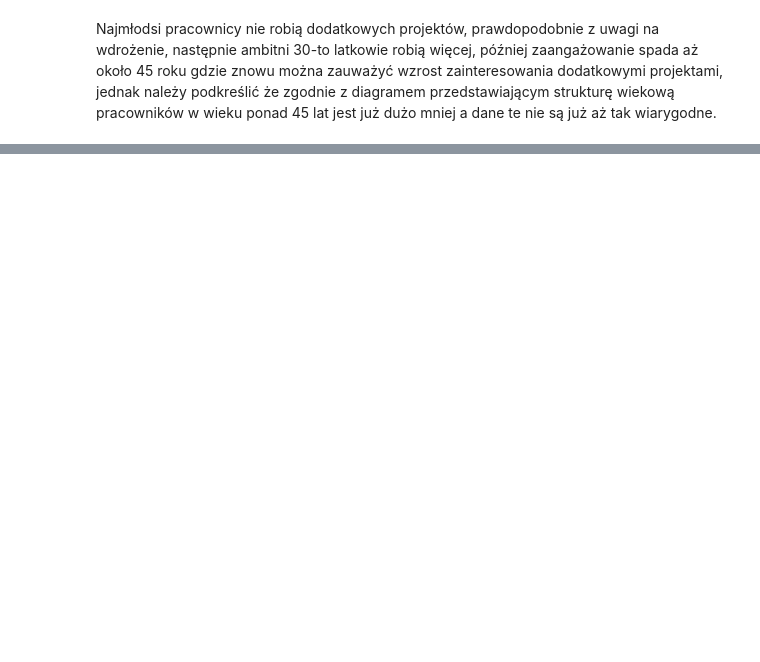
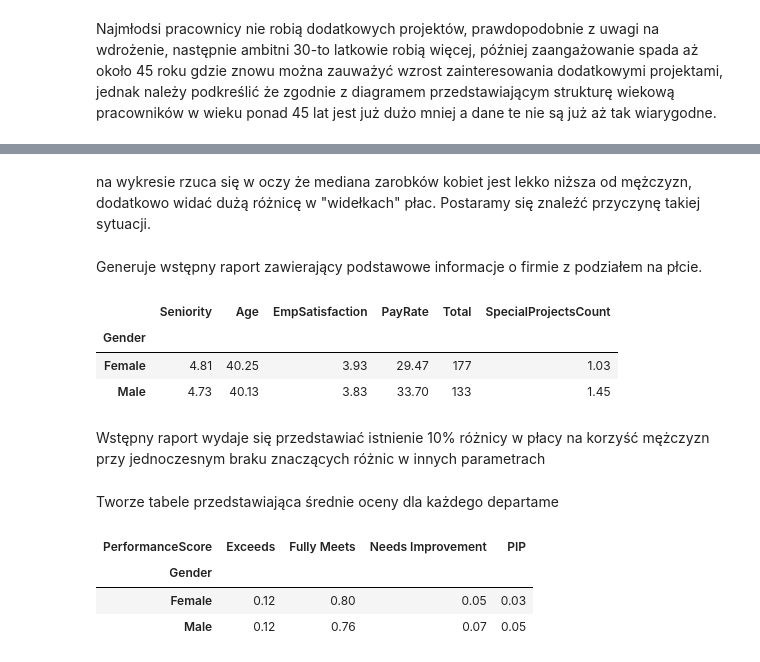
Before and after one commit to WojciechDzimira/kodilla-modu-9, a Jupyter notebook: zadanie_analiza_danych/analiza_danych.ipynb, the cells around one changed output, grey strips where cells are left out. Saved outputs shown, nothing was run; the diff lists cells and outputs as text; code cells hidden in the pictures; blank space fills up the shorter version.

```diff
--- a/zadanie_analiza_danych/analiza_danych.ipynb
+++ b/zadanie_analiza_danych/analiza_danych.ipynb
@@ -194,0 +212,31 @@ Najmłodsi pracownicy nie robią dodatkowych projektów, prawdopodobnie z uwagi
+# %% [markdown]
+na wykresie rzuca się w oczy że mediana zarobków kobiet jest lekko niższa od mężczyzn, dodatkowo widać dużą różnicę w "widełkach" płac. Postaramy się znaleźć przyczynę takiej sytuacji.
+# %% [markdown]
+Generuje wstępny raport zawierający podstawowe informacje o firmie z podziałem na płcie.
+# %%
+extra_report = df.groupby(['Gender']).agg({
+    'Seniority': 'mean',
+    'Age': 'mean',
+    'EmpSatisfaction': 'mean',
+    'PayRate': 'mean',
+    'Employee_Name': 'count',
+    'SpecialProjectsCount': 'mean'
+}).rename(columns={'Employee_Name': 'Total '}).round(2)
+extra_report
+# %% [output]
+|  | Seniority | Age | EmpSatisfaction | PayRate | Total | SpecialProjectsCount |
+| Gender |  |  |  |  |  |  |
+| Female | 4.81 | 40.25 | 3.93 | 29.47 | 177 | 1.03 |
+| Male | 4.73 | 40.13 | 3.83 | 33.70 | 133 | 1.45 |
+# %% [markdown]
+Wstępny raport wydaje się przedstawiać istnienie 10% różnicy w płacy na korzyść mężczyzn przy jednoczesnym braku znaczących różnic w innych parametrach
+# %% [markdown]
+Tworze tabele przedstawiająca średnie oceny dla każdego departame
+# %%
+performance_by_gender = pd.crosstab(df['Gender'], df['PerformanceScore'], normalize='index').round(2)
+performance_by_gender
+# %% [output]
+| PerformanceScore | Exceeds | Fully Meets | Needs Improvement | PIP |
+| Gender |  |  |  |  |
+| Female | 0.12 | 0.80 | 0.05 | 0.03 |
+| Male | 0.12 | 0.76 | 0.07 | 0.05 |
```
Also changed, not shown: parts of 26 cells of this notebook.
